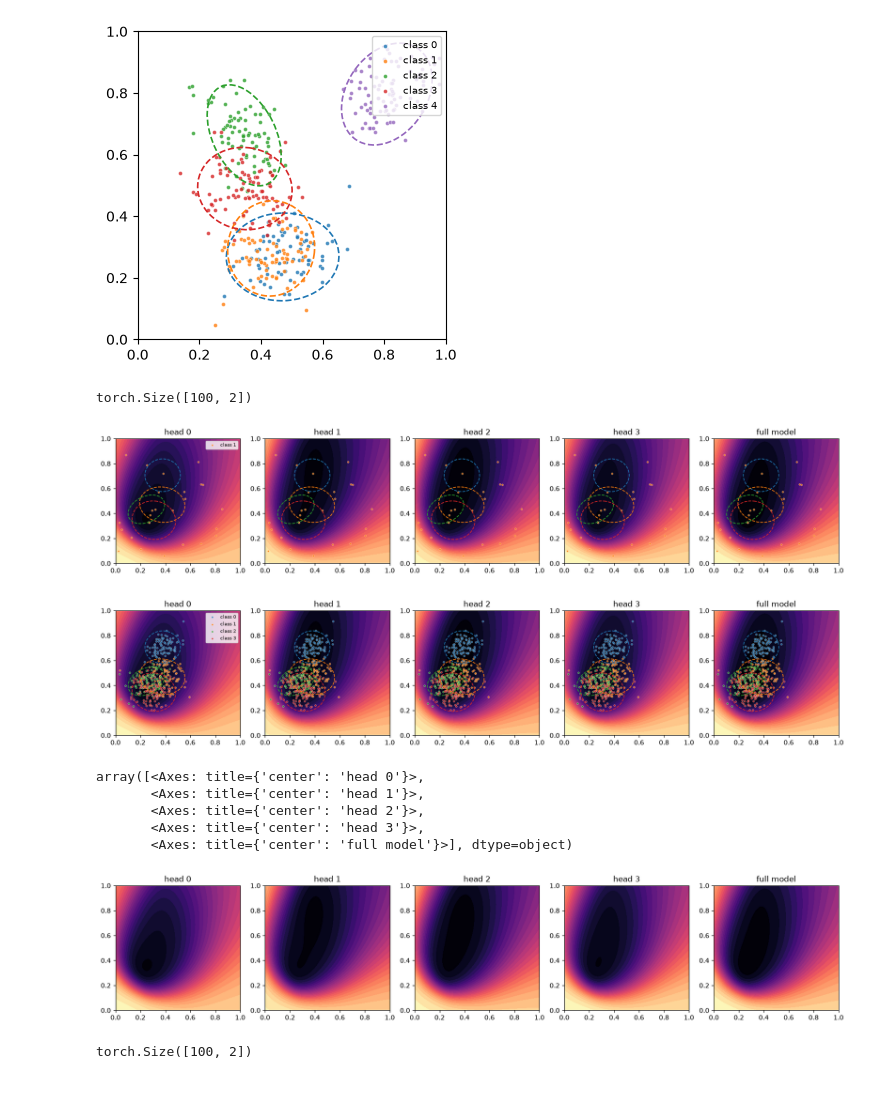
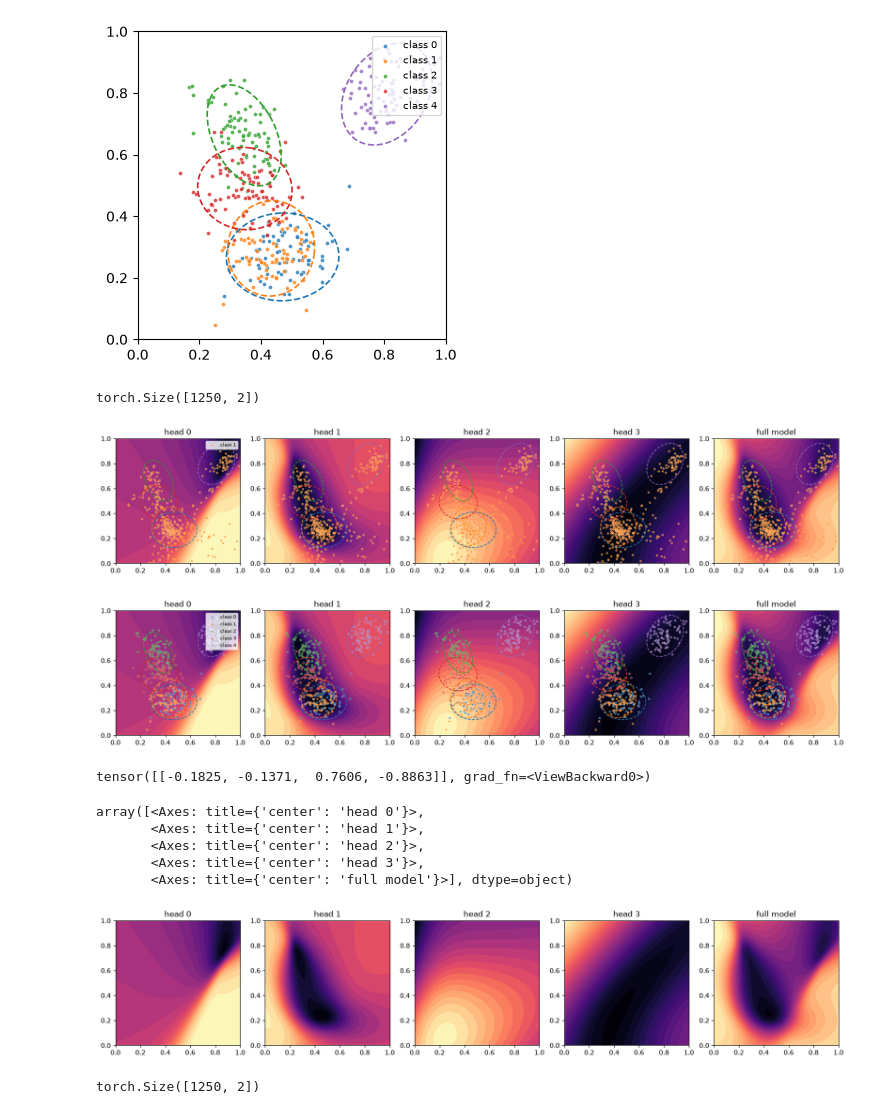
Before and after one commit to marco-cartago/EnergyBasedDensityFactorization, a Jupyter notebook: test_gauss.ipynb, the cells around one changed output. Cells and saved outputs as stored; diff of their text form; code cells hidden in the pictures.

```diff
--- a/test_gauss.ipynb
+++ b/test_gauss.ipynb
@@ -36,7 +36,7 @@ SHUFFLE = False
 
 # Model
 N_HEAD = 4
-HID_DIM_SIZE = 32
+HID_DIM_SIZE = 8
 NETWORK_DEPTH = 2
 # %%
 X, y, means, covs = mog_dataset(
@@ -51,9 +51,9 @@ data_train, data_test = D.TensorDataset(Xtrain, ytrain), D.TensorDataset(Xtest,
 train_dataloader = D.DataLoader(data_train, batch_size=BATCH_SIZE, shuffle=True)
 test_dataloader = D.DataLoader(data_test, batch_size=BATCH_SIZE)
 # %%
-params = torch.load("./models/gauss/" + "EBM2_Dense_900_epochs_(1, 2)_shape_4_heads_1795012304226759689.pth")
+params = torch.load("./models/gauss/" + "EBM2_1000_epochs_(1, 2)_shape_4_heads_1795185177852378992.pth")
 
-model = EBM2_Dense(n_head=N_HEAD, hid_dim=HID_DIM_SIZE, depth=NETWORK_DEPTH)
+model = EBM2(n_head=N_HEAD, hid_dim=HID_DIM_SIZE, depth=NETWORK_DEPTH)
 model.load_state_dict(params)
 model.to(DEVICE)
 # %% [output]
@@ -75,22 +79,26 @@ gen = plot_gm_points(Xtrain, ytrain, centers=means, covs=covs)
 # %%
 from src.sampler import ReplaySampler
 
-n_samples = 100
+n_samples = 1250
 
 sampler = ReplaySampler(model=model, img_shape=SZ_GAUS, buffer_size=600, noise_fraction=0.05, device=DEVICE)
 model.to(DEVICE)
-samples = sampler.generate(n_samples, steps=50, step_size=0.1, noise_std=0.005)
+samples = sampler.generate(n_samples, steps=1050, step_size=0.01, noise_std=0.005)
 samples = samples.squeeze(1)
 # %%
 samples.shape
 # %% [output]
-torch.Size([100, 2])
+torch.Size([1250, 2])
 # %%
 data = plot_gm_points(samples, torch.ones(n_samples, dtype=torch.long), model=model, centers=means, covs=covs, mode="raw")
-gen = plot_gm_points(Xtrain, ytrain, model=model, centers=means, covs=covs)
+gen = plot_gm_points(Xtrain, ytrain, model=model, centers=means, covs=covs, mode="raw")
 # %% [output]
-[figure, old version]
+[figure, new version]
-[figure, old version]
+[figure, new version]
+# %%
+model(torch.tensor([[0.52, 0.5]]))[1]
+# %% [output]
+tensor([[-0.1825, -0.1371,  0.7606, -0.8863]], grad_fn=<ViewBackward0>)
 # %%
 plot_model_density(model, mode="raw")
 # %% [output]
@@ -99,8 +107,8 @@ array([<Axes: title={'center': 'head 0'}>,
        <Axes: title={'center': 'head 2'}>,
        <Axes: title={'center': 'head 3'}>,
        <Axes: title={'center': 'full model'}>], dtype=object)
-[figure, old version]
+[figure, new version]
 # %%
 samples.shape
 # %% [output]
-torch.Size([100, 2])
+torch.Size([1250, 2])
```
Also changed, not shown: parts of 1 cell of this notebook, 1 other file.
